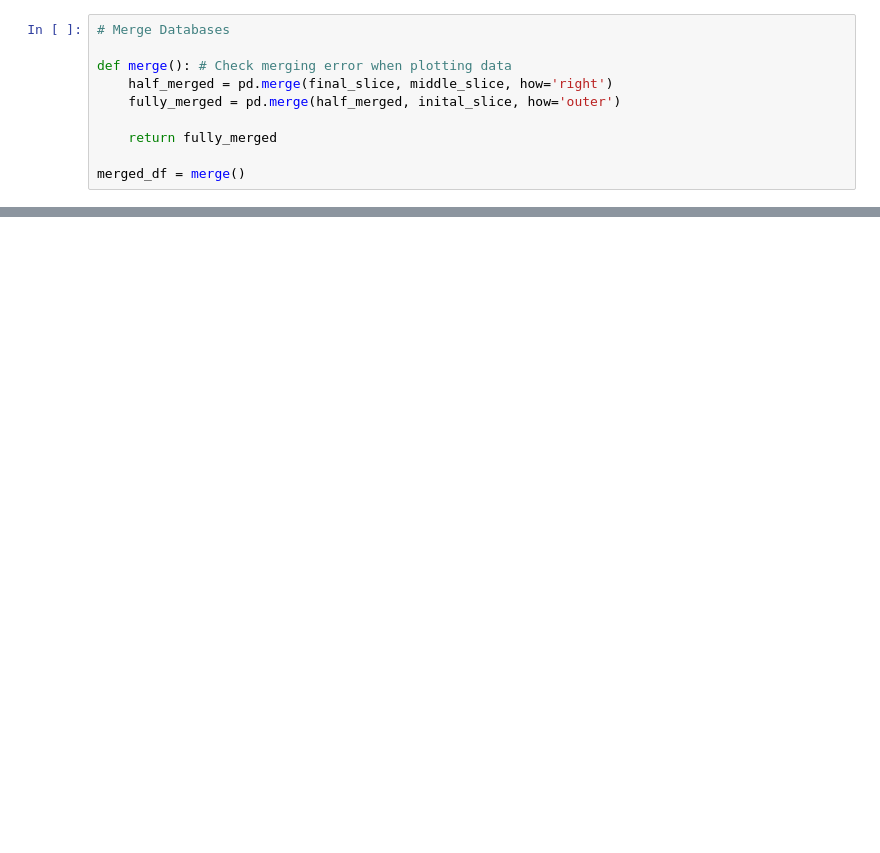
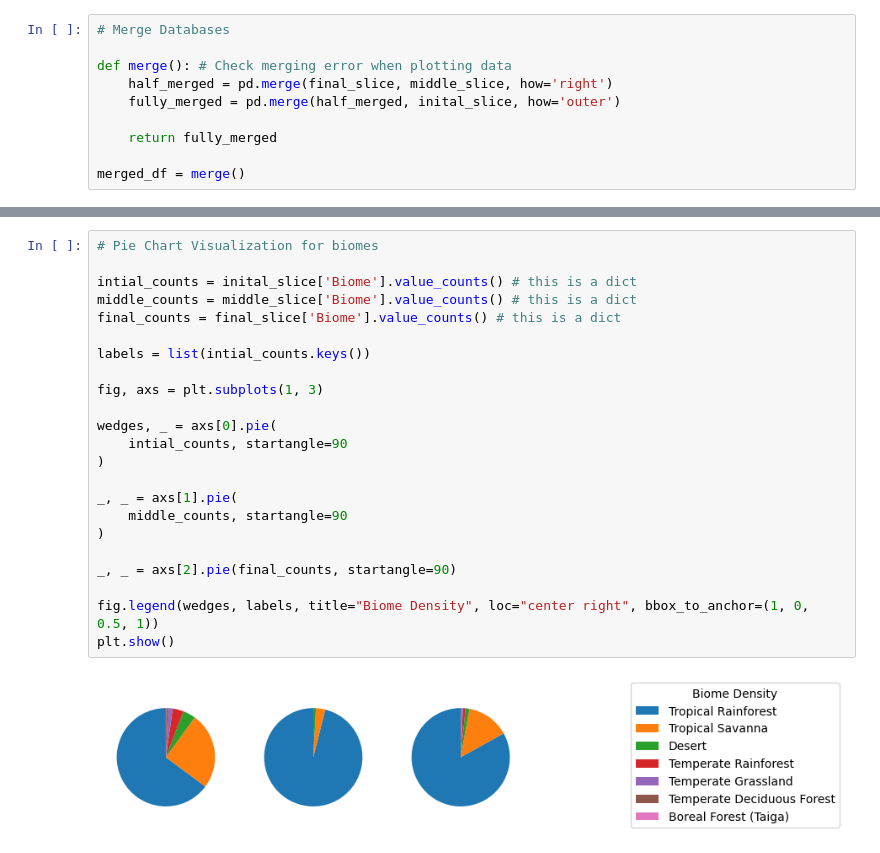
Before and after one commit to IanHornblower/CS-176-project, a Jupyter notebook: main.ipynb, the cells around one changed output, grey strips where cells are left out. Saved outputs shown, nothing was run; the diff lists cells and outputs as text; blank space fills up the shorter version.

```diff
--- a/main.ipynb
+++ b/main.ipynb
@@ -50,0 +60,25 @@ plt.show()
+# %%
+# Pie Chart Visualization for biomes
+
+intial_counts = inital_slice['Biome'].value_counts() # this is a dict
+middle_counts = middle_slice['Biome'].value_counts() # this is a dict
+final_counts = final_slice['Biome'].value_counts() # this is a dict
+
+labels = list(intial_counts.keys())
+
+fig, axs = plt.subplots(1, 3)
+
+wedges, _ = axs[0].pie(
+    intial_counts, startangle=90
+)
+
+_, _ = axs[1].pie(
+    middle_counts, startangle=90
+)
+
+_, _ = axs[2].pie(final_counts, startangle=90)
+
+fig.legend(wedges, labels, title="Biome Density", loc="center right", bbox_to_anchor=(1, 0, 0.5, 1))
+plt.show()
+# %% [output]
+[figure, added]
```
Also changed, not shown: parts of 7 cells of this notebook, 2 other files.
